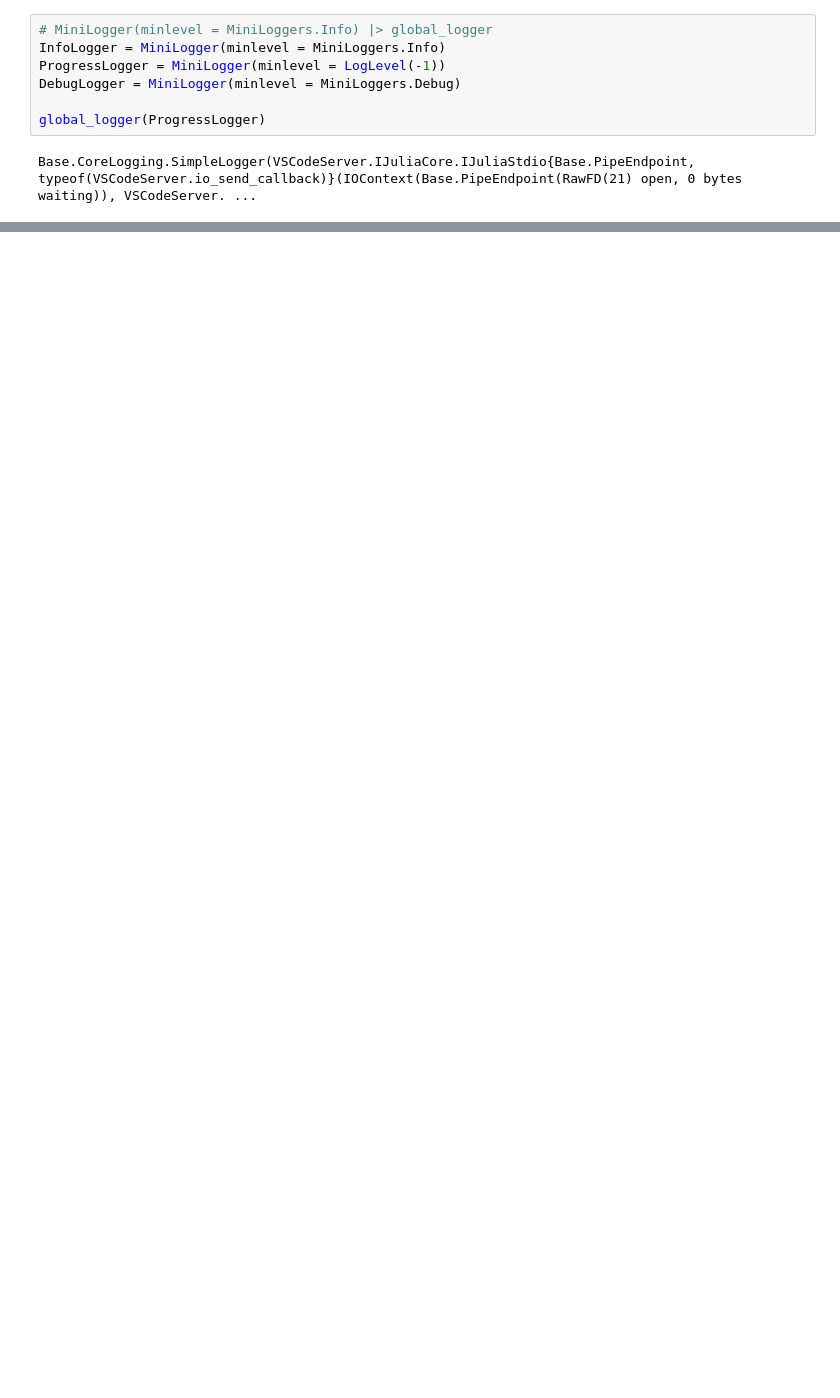
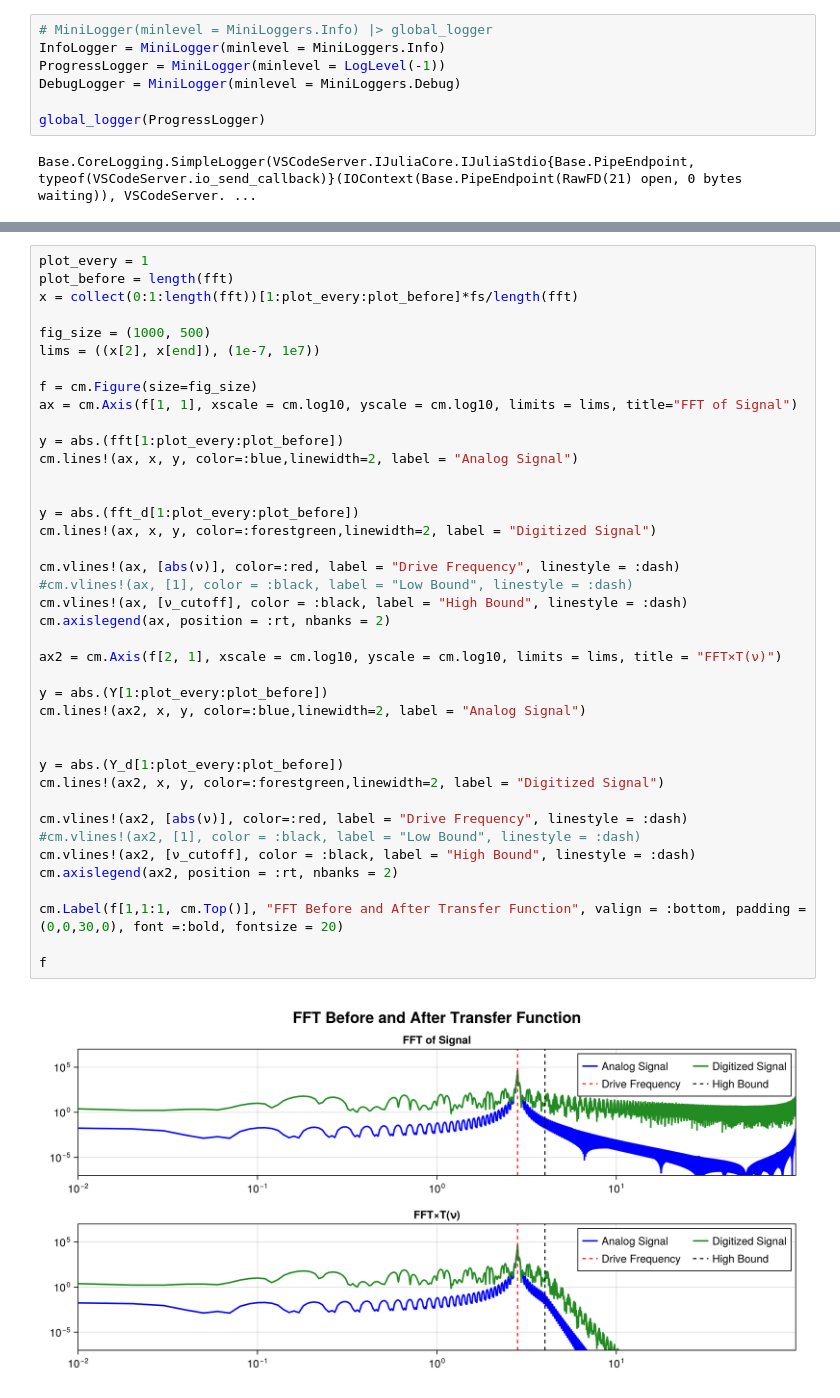
Before and after one commit to Gavin-Rockwood/SuperconductingCavities, a Jupyter notebook: Dev/DevTesting.ipynb, the cells around one changed output, grey strips where cells are left out. Cells and saved outputs as stored; diff of their text form; blank space fills up the shorter version.

```diff
--- a/Dev/DevTesting.ipynb
+++ b/Dev/DevTesting.ipynb
@@ -22,0 +113,42 @@ mode3 = SC.Circuits.Transmon_Resonators.load("ModelSaves/Mode3/Mode3.json");
+# %%
+plot_every = 1
+plot_before = length(fft)
+x = collect(0:1:length(fft))[1:plot_every:plot_before]*fs/length(fft)
+
+fig_size = (1000, 500)
+lims = ((x[2], x[end]), (1e-7, 1e7))
+
+f = cm.Figure(size=fig_size)
+ax = cm.Axis(f[1, 1], xscale = cm.log10, yscale = cm.log10, limits = lims, title="FFT of Signal")
+
+y = abs.(fft[1:plot_every:plot_before])
+cm.lines!(ax, x, y, color=:blue,linewidth=2, label = "Analog Signal")
+
+
+y = abs.(fft_d[1:plot_every:plot_before])
+cm.lines!(ax, x, y, color=:forestgreen,linewidth=2, label = "Digitized Signal")
+
+cm.vlines!(ax, [abs(ν)], color=:red, label = "Drive Frequency", linestyle = :dash)
+#cm.vlines!(ax, [1], color = :black, label = "Low Bound", linestyle = :dash)
+cm.vlines!(ax, [ν_cutoff], color = :black, label = "High Bound", linestyle = :dash)
+cm.axislegend(ax, position = :rt, nbanks = 2)
+
+ax2 = cm.Axis(f[2, 1], xscale = cm.log10, yscale = cm.log10, limits = lims, title = "FFT×T(ν)")
+
+y = abs.(Y[1:plot_every:plot_before])
+cm.lines!(ax2, x, y, color=:blue,linewidth=2, label = "Analog Signal")
+
+
+y = abs.(Y_d[1:plot_every:plot_before])
+cm.lines!(ax2, x, y, color=:forestgreen,linewidth=2, label = "Digitized Signal")
+
+cm.vlines!(ax2, [abs(ν)], color=:red, label = "Drive Frequency", linestyle = :dash)
+#cm.vlines!(ax2, [1], color = :black, label = "Low Bound", linestyle = :dash)
+cm.vlines!(ax2, [ν_cutoff], color = :black, label = "High Bound", linestyle = :dash)
+cm.axislegend(ax2, position = :rt, nbanks = 2)
+
+cm.Label(f[1,1:1, cm.Top()], "FFT Before and After Transfer Function", valign = :bottom, padding = (0,0,30,0), font =:bold, fontsize = 20)
+
+f
+# %% [output]
+[figure, added]
```
Also changed, not shown: parts of 37 cells of this notebook, 17 other files.
